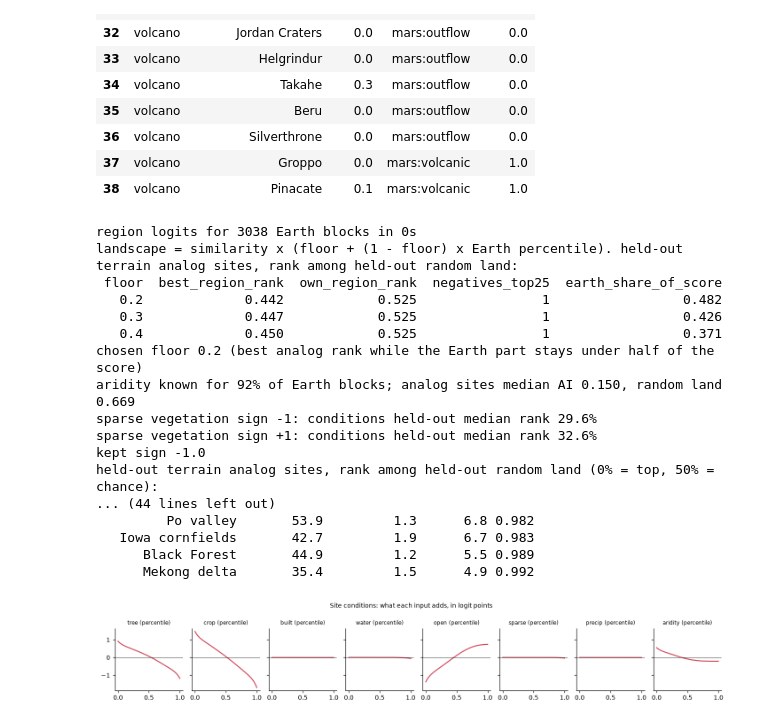
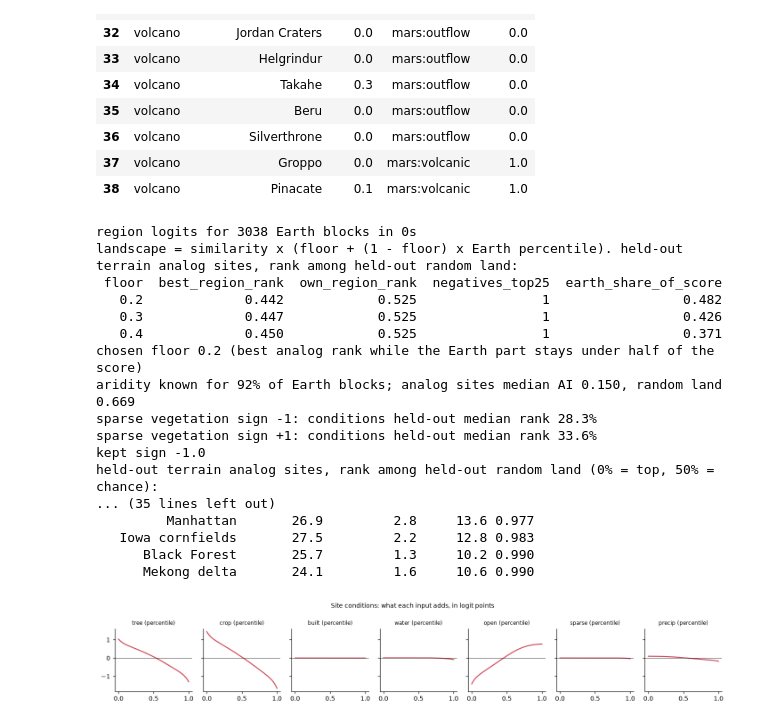
Before and after one commit to jameshou28/common-ground, a Jupyter notebook: ml/model.ipynb, the cells around one changed output. Saved outputs shown, nothing was run; the diff lists cells and outputs as text; code cells hidden in the pictures.

```diff
--- a/ml/model.ipynb
+++ b/ml/model.ipynb
@@ -56,7 +56,7 @@ SIZES = {
     "v1": dict(per_region=600, n_random_land=2500, n_volcanoes=300, n_eval=150, n_boot=20),
     "full": dict(per_region=2000, n_random_land=20000, n_volcanoes=400, n_eval=200, n_boot=50),
 }
-MODEL_VERSION = f"regions-2.1-{PROFILE}"
+MODEL_VERSION = f"regions-2.1.1-{PROFILE}"
 CACHE_TAG = "r3"                  # bump when features or sampling change, so old caches aren't reused
 SEED = 20261114
 CFG = dict(
@@ -78,6 +78,7 @@ CFG = dict(
     earth_gamma_grid=(1.0, 0.7, 0.5),          # v2.1: Earth factor = floor + (1 - floor) x percentile^gamma; under 1 is gentler on mid-ranked land
     surface_beta_grid=(0.25, 0.35, 0.5),       # v2.1: overall = landscape x (surface / 100)^beta instead of sqrt(landscape x surface)
     terrain_power_grid=(1.0, 0.85, 0.75, 0.65, 0.55),  # v2.1: similarity = 100 x p^k; under 1 lifts mid-range matches more than top ones (same order)
+    surface_weight_grid=(0.15, 0.25, 0.35),      # v2.1.1: overall = landscape^(1-w) x surface^w, always between the two
     keep_analog_overall=0.92,                  # v2.1: verified sites' median overall must stay at least this share of v2.0's
     weight_lambda_grid=(0.0, 0.5, 1.0, 2.0),    # library weighting strength (0 = off); picked on held-out sites
     commonness_n=200,                           # random Earth blocks used to measure how common each library block's terrain is
@@ -2823,7 +2831,7 @@ def held_out_rank(v):
 
 SIGN_TEST = {}
 for sgn in (-1.0, +1.0):
-    signs = tuple(sgn if k == k_sparse else s for k, s in enumerate((-1.0, -1.0, -1.0, -1.0, +1.0, 0.0, -1.0, -1.0)))   # v2.1: + aridity (wetter is worse)
+    signs = tuple(sgn if k == k_sparse else s for k, s in enumerate((-1.0, -1.0, -1.0, -1.0, +1.0, 0.0, -1.0)))
     G_ = gate_oof(signs)
     SIGN_TEST[sgn] = (signs, G_, float(np.median(held_out_rank(G_))))
     print(f"sparse vegetation sign {sgn:+.0f}: conditions held-out median rank {SIGN_TEST[sgn][2]:.1f}%")
@@ -2879,80 +2887,89 @@ def land_g(Pct, floor, gamma, power=1.0):
     return np.nan_to_num(100 * expit(EL) ** power * (floor + (1 - floor) * Pct ** gamma), nan=-1.0)
 
 
-def comb(L, S, beta):
+def comb(L, S, beta, w=None):
+    if w is not None:                                    # v2.1.1: weighted geometric mean
+        return np.clip(L, 0, None) ** (1 - w) * np.clip(S, 0, None) ** w
     return np.sqrt(np.clip(L, 0, None) * S) if beta is None else np.clip(L, 0, None) * (S / 100.0) ** beta
 
 
-def grade(floor, gamma, beta, power=1.0):
-    Ov = comb(land_g(P_half, floor, gamma, power), SURF100[:, None], beta)
+def grade(floor, gamma, beta, power=1.0, w=None):
+    Ov = comb(land_g(P_half, floor, gamma, power), SURF100[:, None], beta, w)
     best_hold = Ov[HOLD].max(1)
     best_an = np.array([site_score(Ov, i).max() for i in an_eval])
-    return dict(floor=floor, gamma=gamma, beta=beta if beta is not None else "sqrt", power=power, analog_rank=float(np.median(ranks(best_an, best_hold))),
+    return dict(floor=floor, gamma=gamma, beta=("geo" if w is not None else beta) if beta is not None or w is not None else "sqrt", w=w if w is not None else 0.5 if beta is None else None, power=power, analog_rank=float(np.median(ranks(best_an, best_hold))),
                 negatives_top25=int((ranks(Ov[neg_idx].max(1), best_hold) < 0.25).sum()), analog_median=float(np.median(best_an)),
                 random_median=float(np.median(best_hold)), random_p90=float(np.percentile(best_hold, 90)))
 
 
 BASE = grade(EARTH_FLOOR, 1.0, None)                     # v2.0: chosen floor, gamma 1, sqrt
 COMBO = pd.DataFrame([BASE] + [grade(f, g, b, k) for f in CFG["earth_floor_grid"] for g in CFG["earth_gamma_grid"]
-                               for b in CFG["surface_beta_grid"] for k in CFG["terrain_power_grid"]])
+                               for b in CFG["surface_beta_grid"] for k in CFG["terrain_power_grid"]]
+                     + [grade(f, g, 0.0, k, w) for f in CFG["earth_floor_grid"] for g in CFG["earth_gamma_grid"]
+                        for k in CFG["terrain_power_grid"] for w in CFG["surface_weight_grid"]])
 COMBO["spread"] = COMBO.analog_median - COMBO.random_median        # how far verified sites stand above ordinary land
-ok_c = COMBO[(COMBO.beta != "sqrt") & (COMBO.negatives_top25 == 0) & (COMBO.analog_median >= CFG["keep_analog_overall"] * BASE["analog_median"])
+ok_disc = COMBO[(COMBO.beta != "sqrt") & (COMBO.beta != "geo") & (COMBO.negatives_top25 == 0)
+                & (COMBO.analog_median >= CFG["keep_analog_overall"] * BASE["analog_median"]) & (COMBO.random_median <= BASE["random_median"])]
+print(f"v2.1 discount family: {len(ok_disc)} settings meet the rules, best analog rank {ok_disc.analog_rank.min() if len(ok_disc) else float('nan'):.3f}")
+# v2.1.1: only the weighted geometric mean, so overall always sits between terrain and surface
+ok_c = COMBO[(COMBO.beta == "geo") & (COMBO.negatives_top25 == 0) & (COMBO.analog_median >= CFG["keep_analog_overall"] * BASE["analog_median"])
              & (COMBO.random_median <= BASE["random_median"])]
 if len(ok_c):
     # best analog rank (to 1%), then the widest spread, then the least lift and the most surface discount
-    pick_c = ok_c.assign(rank_r=ok_c.analog_rank.round(2)).sort_values(["rank_r", "spread", "power", "beta"], ascending=[True, False, False, False]).iloc[0]
+    pick_c = ok_c.assign(rank_r=ok_c.analog_rank.round(2)).sort_values(["rank_r", "spread", "power", "w"], ascending=[True, False, False, True]).iloc[0]
 else:                                                    # nothing meets both: keep sites up first, then the least inflation
-    pick_c = COMBO[COMBO.beta != "sqrt"].assign(gap=lambda d: (CFG["keep_analog_overall"] * BASE["analog_median"] - d.analog_median).clip(lower=0)) \
+    pick_c = COMBO[COMBO.beta == "geo"].assign(gap=lambda d: (CFG["keep_analog_overall"] * BASE["analog_median"] - d.analog_median).clip(lower=0)) \
         .sort_values(["gap", "random_median"]).iloc[0]
-EARTH_FLOOR, EARTH_GAMMA, SURF_BETA, TERRAIN_POWER = float(pick_c.floor), float(pick_c.gamma), float(pick_c.beta), float(pick_c.power)
+EARTH_FLOOR, EARTH_GAMMA, TERRAIN_POWER, SURF_W = float(pick_c.floor), float(pick_c.gamma), float(pick_c.power), float(pick_c.w)
+SURF_BETA = 0.5                                          # unused once surface_weight is set; kept so older readers still load
 print("v2.1 overall = landscape x (surface/100)^beta, landscape = similarity x (floor + (1 - floor) x percentile^gamma). held-out:")
 print(f"{len(COMBO)} settings, {len(ok_c)} meet the rules; the 15 best by analog rank, and v2.0 first:")
 print(pd.concat([COMBO.iloc[:1], ok_c.sort_values("analog_rank").head(15) if len(ok_c) else COMBO.iloc[1:16]]).round(3).to_string(index=False))
-print(f"chosen floor {EARTH_FLOOR}, gamma {EARTH_GAMMA}, beta {SURF_BETA}, power {TERRAIN_POWER}: analog median {pick_c.analog_median:.1f}, "
+print(f"chosen floor {EARTH_FLOOR}, gamma {EARTH_GAMMA}, surface weight {SURF_W}, power {TERRAIN_POWER}: analog median {pick_c.analog_median:.1f}, "
       f"random median {pick_c.random_median:.1f}, rank {pick_c.analog_rank:.3f} (v2.0: analog median overall {BASE['analog_median']:.1f}, "
       f"random land median {BASE['random_median']:.1f})")
 LAND = land_g(P_all, EARTH_FLOOR, EARTH_GAMMA, TERRAIN_POWER)
 LAND_best = LAND.max(1)
-OVER = comb(LAND, SURF100[:, None], SURF_BETA)
-MZ.update(earth_floor=EARTH_FLOOR, earth_gamma=EARTH_GAMMA, surface_beta=SURF_BETA, terrain_power=TERRAIN_POWER)
+OVER = comb(LAND, SURF100[:, None], None, SURF_W)
+MZ.update(earth_floor=EARTH_FLOOR, earth_gamma=EARTH_GAMMA, surface_beta=SURF_BETA, terrain_power=TERRAIN_POWER, surface_weight=SURF_W)
 MZ.update(surface_max=SURFACE_MAX, **{f"overall_ref__{w}": np.sort(OVER[rand_idx][:, ks].max(1)).astype(np.float32) for w, ks in w_cols.items()})
 model = rt.Model(MZ)
 print(f"surface max {SURFACE_MAX:.1f}; overall on random land, median / 90th / 99th:", {w: np.percentile(OVER[rand_idx][:, ks].max(1), [50, 90, 99]).round(0).tolist() for w, ks in w_cols.items()})
 
 # ---- standing negative test set: none should reach the top 25% of random land on overall
 neg_rank = (OVER[rand_idx].max(1)[None, :] > OVER[neg_idx].max(1)[:, None]).mean(1)
 NEG = pd.DataFrame(dict(place=earth["name"][neg_idx], landscape=LAND_best[neg_idx].round(1), conditions=COND_ALL[neg_idx].round(1),
                         overall=OVER[neg_idx].max(1).round(1), rank=neg_rank.round(3))).sort_values("rank")
 print(f"negative set: {(neg_rank < 0.25).sum()} of {len(neg_idx)} in the top 25% of random land -> {'PASS' if (neg_rank < 0.25).sum() == 0 else 'FAIL'}")
 print(NEG.to_string(index=False))
 np.savez_compressed(CACHE / f"earth_scores_{PROFILE}_{CACHE_TAG}.npz", logit=EL, per_scale=EL_SCALE, landscape=LAND, overall=OVER, conditions=COND_ALL,
                     name=earth["name"], set=earth["set"], lat=earth["lat"], lon=earth["lon"], regions=np.array(REGION_KEYS), scales=np.array(SCALES))
 
 fig, axes = plt.subplots(1, len(rt.GATE_NAMES), figsize=(13, 2.2), sharey=True)
 for m, ax in enumerate(axes):
     ax.plot(rt.GRID, model.gate_curve[m], color="#d1495b"); ax.axhline(0, c="k", lw=0.5)
     ax.set_title(f"{rt.GATE_NAMES[m]} (percentile)", fontsize=8)
 plt.suptitle("Site conditions: what each input adds, in logit points", fontsize=9)
 plt.tight_layout(); plt.show()
 # %% [output]
 region logits for 3038 Earth blocks in 0s
 landscape = similarity x (floor + (1 - floor) x Earth percentile). held-out terrain analog sites, rank among held-out random land:
  floor  best_region_rank  own_region_rank  negatives_top25  earth_share_of_score
    0.2             0.442            0.525                1                 0.482
    0.3             0.447            0.525                1                 0.426
    0.4             0.450            0.525                1                 0.371
 chosen floor 0.2 (best analog rank while the Earth part stays under half of the score)
 aridity known for 92% of Earth blocks; analog sites median AI 0.150, random land 0.669
-sparse vegetation sign -1: conditions held-out median rank 29.6%
-sparse vegetation sign +1: conditions held-out median rank 32.6%
+sparse vegetation sign -1: conditions held-out median rank 28.3%
+sparse vegetation sign +1: conditions held-out median rank 33.6%
 kept sign -1.0
 held-out terrain analog sites, rank among held-out random land (0% = top, 50% = chance):
-... (44 lines left out)
-         Po valley       53.9         1.3      6.8 0.982
-   Iowa cornfields       42.7         1.9      6.7 0.983
-      Black Forest       44.9         1.2      5.5 0.989
-      Mekong delta       35.4         1.5      4.9 0.992
+... (35 lines left out)
+         Manhattan       26.9         2.8     13.6 0.977
+   Iowa cornfields       27.5         2.2     12.8 0.983
+      Black Forest       25.7         1.3     10.2 0.990
+      Mekong delta       24.1         1.6     10.6 0.990
-[figure, old version]
+[figure, new version]
 # %%
 # ---- v2.0 landform scores: calibration, Earth reference and validation
 from collections import Counter
```
Also changed, not shown: parts of 11 cells of this notebook, 4 other files.
